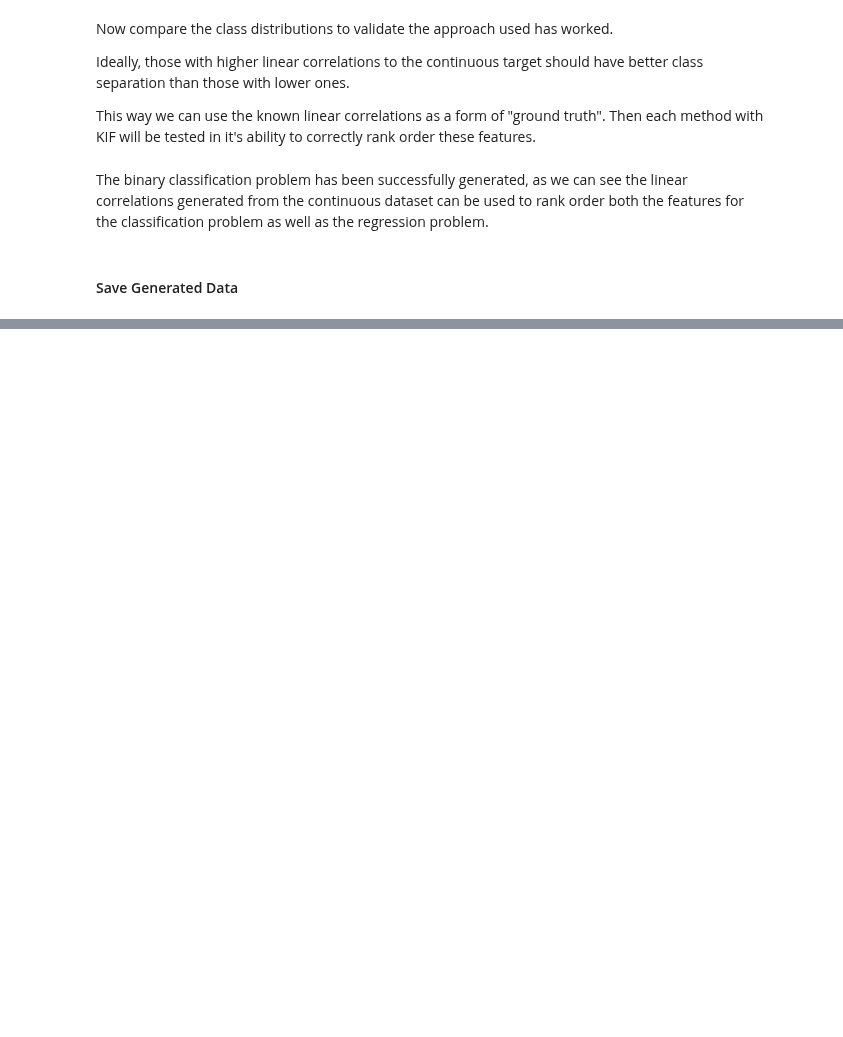
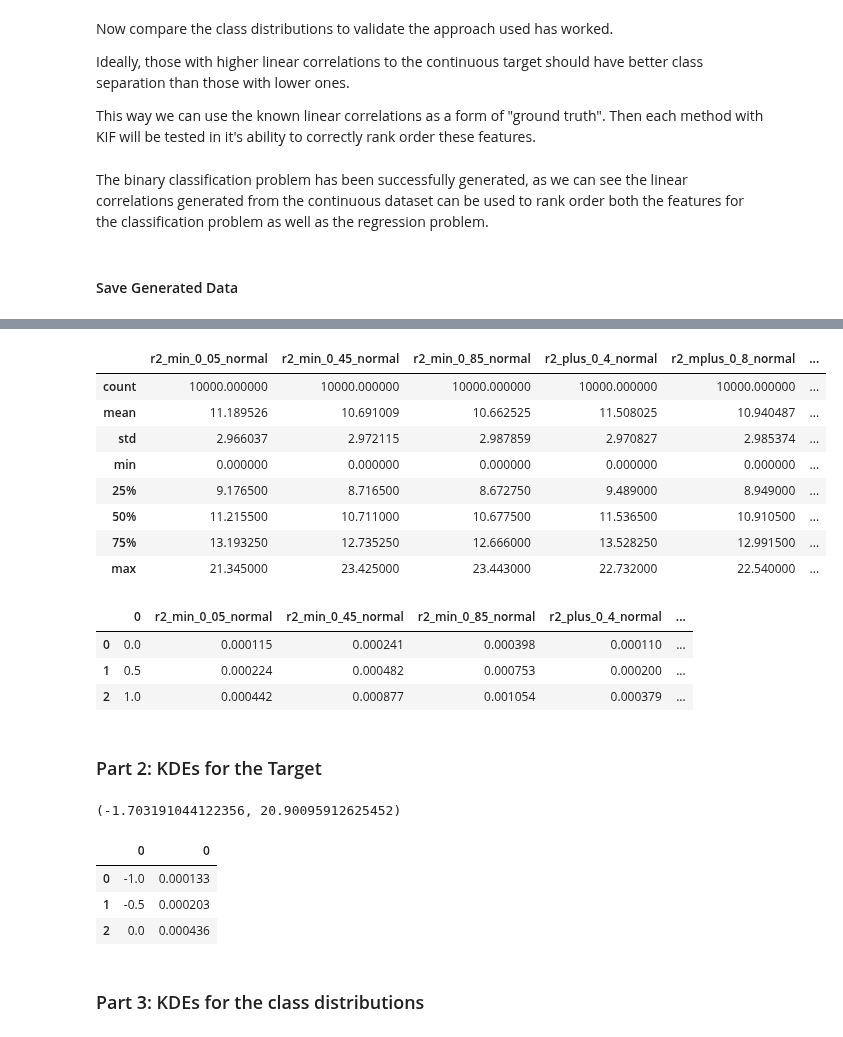
Before and after one commit to kamerlinlab/KIF, a Jupyter notebook: tutorials/synthetic_data_test/1_Gen_Synth_Datasets.ipynb, the cells around one changed output, grey strips where cells are left out. Cells and saved outputs as stored; diff of their text form; code cells hidden in the pictures; blank space fills up the shorter version.

```diff
--- a/tutorials/synthetic_data_test/1_Gen_Synth_Datasets.ipynb
+++ b/tutorials/synthetic_data_test/1_Gen_Synth_Datasets.ipynb
@@ -221,0 +228,3 @@ synth_df_corr.to_csv("Raw/synthetic_data_correls.csv", index=False)
+# %%
+desired_columns = list(synth_df.columns[1:-1:4])
+desired_columns
@@ -221,0 +241,75 @@ synth_df_corr.to_csv("Raw/synthetic_data_correls.csv", index=False)
+# %%
+synth_df[desired_columns].describe()
+# %% [output]
+|  | r2_min_0_05_normal | r2_min_0_45_normal | r2_min_0_85_normal | r2_plus_0_4_normal | r2_mplus_0_8_normal | ... |
+| count | 10000.000000 | 10000.000000 | 10000.000000 | 10000.000000 | 10000.000000 | ... |
+| mean | 11.189526 | 10.691009 | 10.662525 | 11.508025 | 10.940487 | ... |
+| std | 2.966037 | 2.972115 | 2.987859 | 2.970827 | 2.985374 | ... |
+| min | 0.000000 | 0.000000 | 0.000000 | 0.000000 | 0.000000 | ... |
+| 25% | 9.176500 | 8.716500 | 8.672750 | 9.489000 | 8.949000 | ... |
+| 50% | 11.215500 | 10.711000 | 10.677500 | 11.536500 | 10.910500 | ... |
+| 75% | 13.193250 | 12.735250 | 12.666000 | 13.528250 | 12.991500 | ... |
+| max | 21.345000 | 23.425000 | 23.443000 | 22.732000 | 22.540000 | ... |
+# %%
+# ranges defined based on the above results...
+min_val, max_val = 0, 25
+kde_bandwidth = 0.5
+
+x_values = np.asarray([value for value in np.arange(min_val, max_val, kde_bandwidth)])
+x_values = x_values.reshape((int(max_val/kde_bandwidth)), 1)
+
+kdes = {}
+for feature in desired_columns:
+    model = KernelDensity(bandwidth=kde_bandwidth, kernel="gaussian")
+
+    feature_values = ((synth_df[feature]).to_numpy()).reshape(-1, 1)
+    model.fit(feature_values)
+
+    probablities = np.exp(model.score_samples(x_values))
+    kdes[feature] = probablities
+
+# merge results with the x_values
+feature_distribs = pd.concat([pd.DataFrame(x_values), pd.DataFrame(kdes)], axis=1, join="inner")
+
+# save results.
+feature_distribs.to_csv("KIF_Results/feature_kdes.csv", index=False)
+feature_distribs.head(3)
+# %% [output]
+|  | 0 | r2_min_0_05_normal | r2_min_0_45_normal | r2_min_0_85_normal | r2_plus_0_4_normal | ... |
+| 0 | 0.0 | 0.000115 | 0.000241 | 0.000398 | 0.000110 | ... |
+| 1 | 0.5 | 0.000224 | 0.000482 | 0.000753 | 0.000200 | ... |
+| 2 | 1.0 | 0.000442 | 0.000877 | 0.001054 | 0.000379 | ... |
+# %% [markdown]
+### Part 2: KDEs for the Target
+# %%
+synth_df["Target"].describe()["min"], synth_df["Target"].describe()["max"]
+# %% [output]
+(-1.703191044122356, 20.90095912625452)
+# %%
+# based on above min and max, should be reasonable.
+min_val, max_val = -1, 23
+range = max_val - min_val
+kde_bandwidth = 0.5
+
+x_values = np.asarray([value for value in np.arange(min_val, max_val, kde_bandwidth)])
+x_values = x_values.reshape((int(range/kde_bandwidth)), 1)
+
+# run kde calc.
+model = KernelDensity(bandwidth=kde_bandwidth, kernel="gaussian")
+target_values = ((synth_df["Target"]).to_numpy()).reshape(-1, 1)
+model.fit(target_values)
+probablities = np.exp(model.score_samples(x_values))
+
+# merge results with the x_values
+target_distrib = pd.concat([pd.DataFrame(x_values), pd.DataFrame(probablities)], axis=1, join="inner")
+
+# save results.
+target_distrib.to_csv("KIF_Results/target_kdes.csv", index=False)
+target_distrib.head(3)
+# %% [output]
+|  | 0 | 0 |
+| 0 | -1.0 | 0.000133 |
+| 1 | -0.5 | 0.000203 |
+| 2 | 0.0 | 0.000436 |
+# %% [markdown]
+### Part 3: KDEs for the class distributions
```
Also changed, not shown: parts of 13 cells of this notebook, 5 other files.
